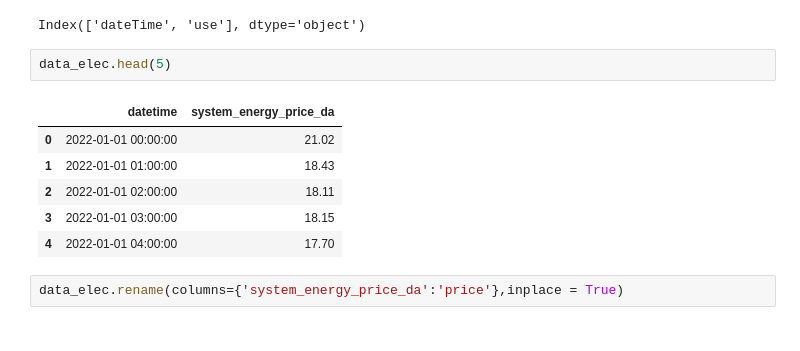
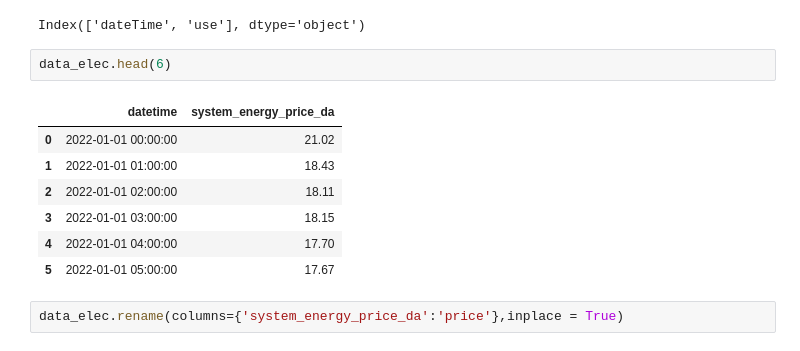
Before and after one commit to vujjiniashrith/ESS-profit-maximaization-using-deep-Reinforcemetn-Learning, a Jupyter notebook: DQN_openai_gym.ipynb, the cells around one changed output. Cells and saved outputs as stored; diff of their text form.

```diff
--- a/DQN_openai_gym.ipynb
+++ b/DQN_openai_gym.ipynb
@@ -23,14 +23,15 @@ print(data_cons.columns)
 # %% [output]
 Index(['dateTime', 'use'], dtype='object')
 # %%
-data_elec.head(5)
+data_elec.head(6)
 # %% [output]
 |  | datetime | system_energy_price_da |
 | 0 | 2022-01-01 00:00:00 | 21.02 |
 | 1 | 2022-01-01 01:00:00 | 18.43 |
 | 2 | 2022-01-01 02:00:00 | 18.11 |
 | 3 | 2022-01-01 03:00:00 | 18.15 |
 | 4 | 2022-01-01 04:00:00 | 17.70 |
+| 5 | 2022-01-01 05:00:00 | 17.67 |
 # %%
 data_elec.rename(columns={'system_energy_price_da':'price'},inplace = True)
 # %%
```
Also changed, not shown: parts of 9 cells of this notebook.
